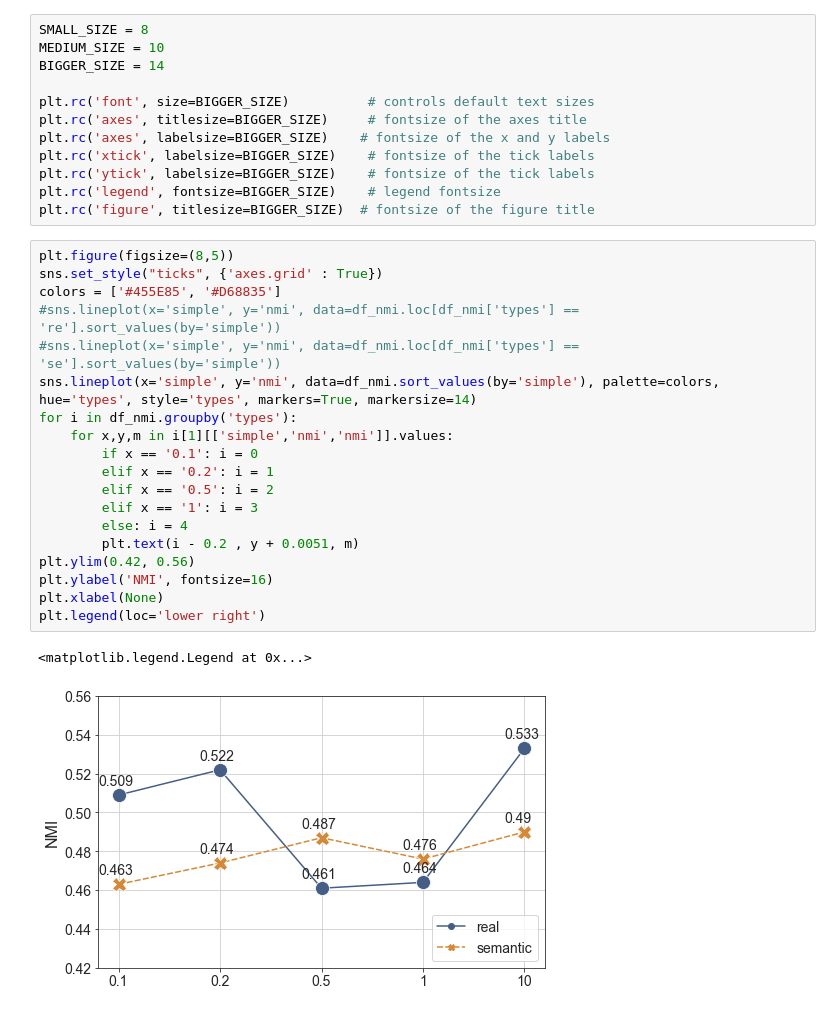
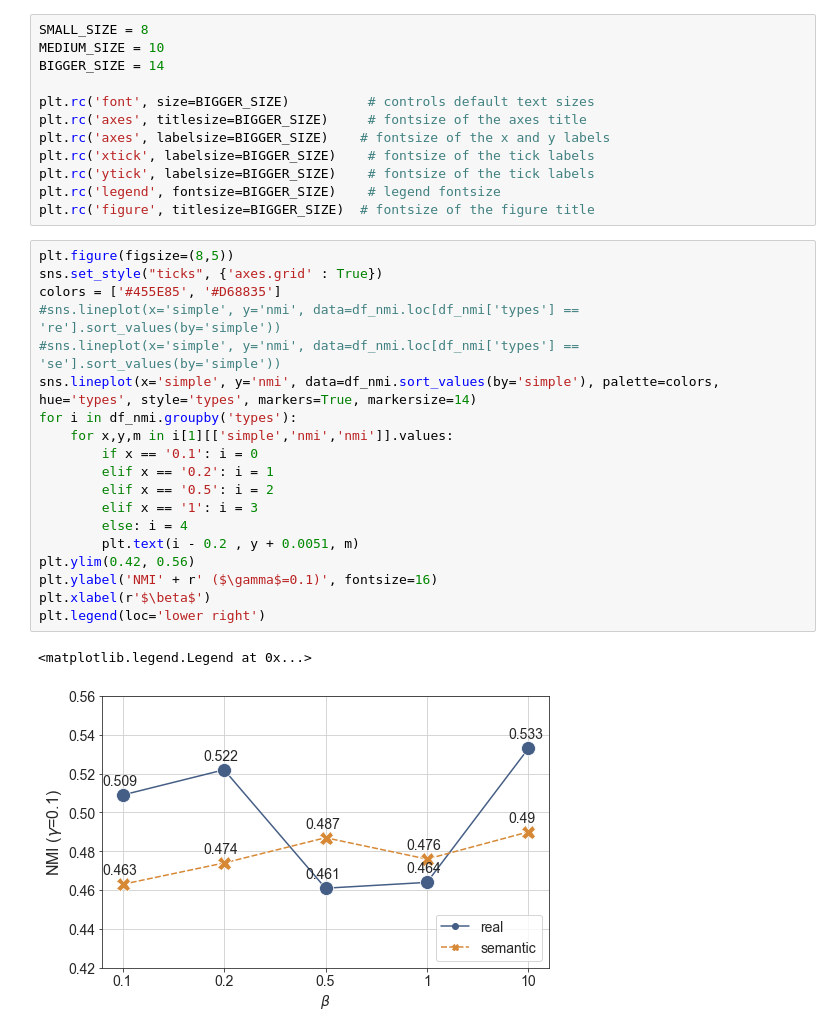
Before and after one commit to hopemini/data_processing, a Jupyter notebook: jideca_params/find_mean.ipynb, the cells around one changed output. Saved outputs shown, nothing was run; the diff lists cells and outputs as text.

Commit message:
Update xlabel and ylabel with beta, gamma letter

```diff
--- a/jideca_params/find_mean.ipynb
+++ b/jideca_params/find_mean.ipynb
@@ -100,25 +100,25 @@ plt.rc('figure', titlesize=BIGGER_SIZE)  # fontsize of the figure title
 # %%
 plt.figure(figsize=(8,5))
 sns.set_style("ticks", {'axes.grid' : True})
 colors = ['#455E85', '#D68835']
 #sns.lineplot(x='simple', y='nmi', data=df_nmi.loc[df_nmi['types'] == 're'].sort_values(by='simple'))
 #sns.lineplot(x='simple', y='nmi', data=df_nmi.loc[df_nmi['types'] == 'se'].sort_values(by='simple'))
 sns.lineplot(x='simple', y='nmi', data=df_nmi.sort_values(by='simple'), palette=colors, hue='types', style='types', markers=True, markersize=14)
 for i in df_nmi.groupby('types'):
     for x,y,m in i[1][['simple','nmi','nmi']].values:
         if x == '0.1': i = 0
         elif x == '0.2': i = 1
         elif x == '0.5': i = 2
         elif x == '1': i = 3
         else: i = 4
         plt.text(i - 0.2 , y + 0.0051, m)
 plt.ylim(0.42, 0.56)
-plt.ylabel('NMI', fontsize=16)
-plt.xlabel(None)
+plt.ylabel('NMI' + r' ($\gamma$=0.1)', fontsize=16)
+plt.xlabel(r'$\beta$')
 plt.legend(loc='lower right')
 # %% [output]
 <matplotlib.legend.Legend at 0x...>
-[figure, old version]
+[figure, new version]
 # %%
 plt.figure(figsize=(8,5))
 sns.lineplot(x='simple', y='ari', data=df_ari.sort_values(by='simple'), palette=colors, hue='types', style='types', markers=True, markersize=14)
```
Also changed, not shown: parts of 2 cells of this notebook, 1 other file.
